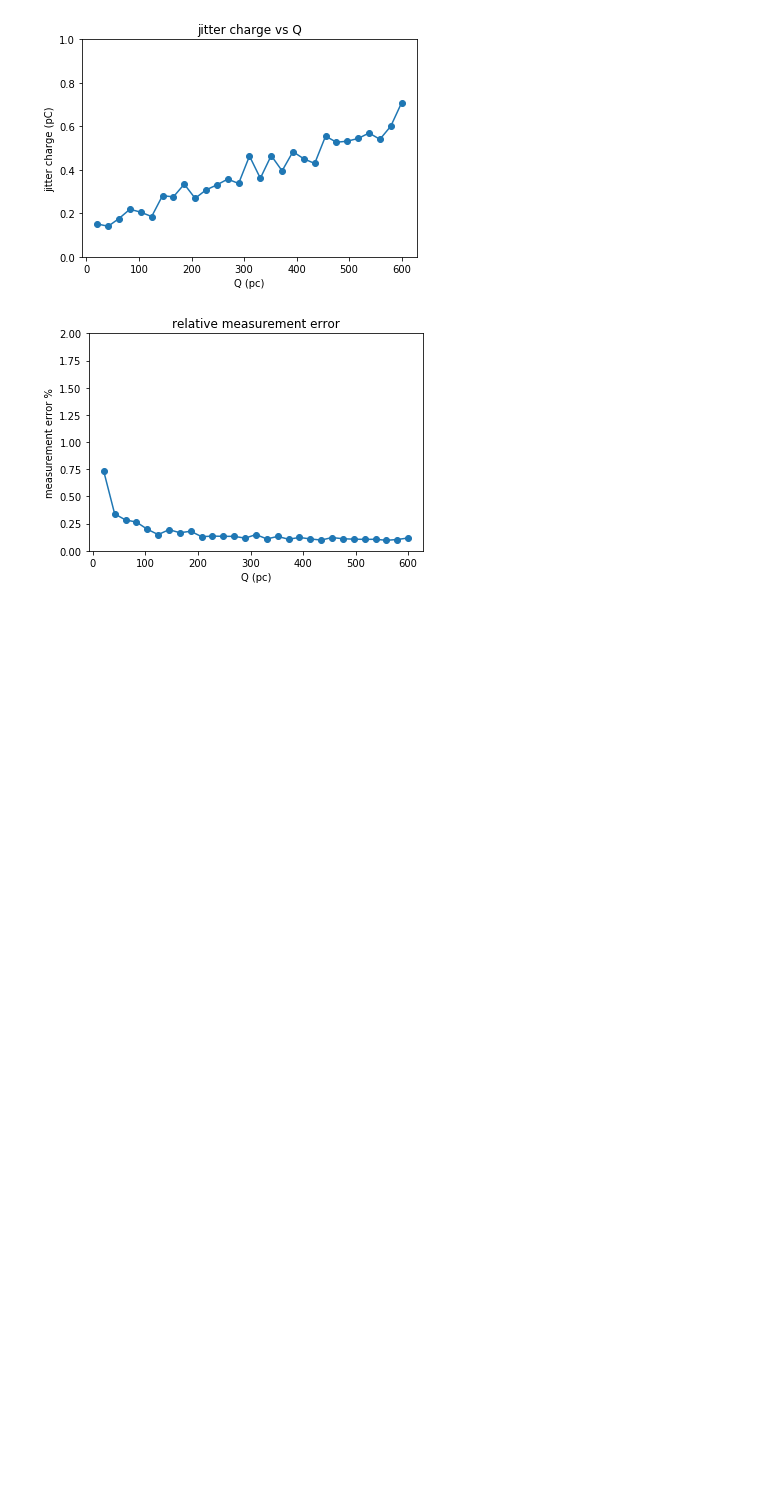
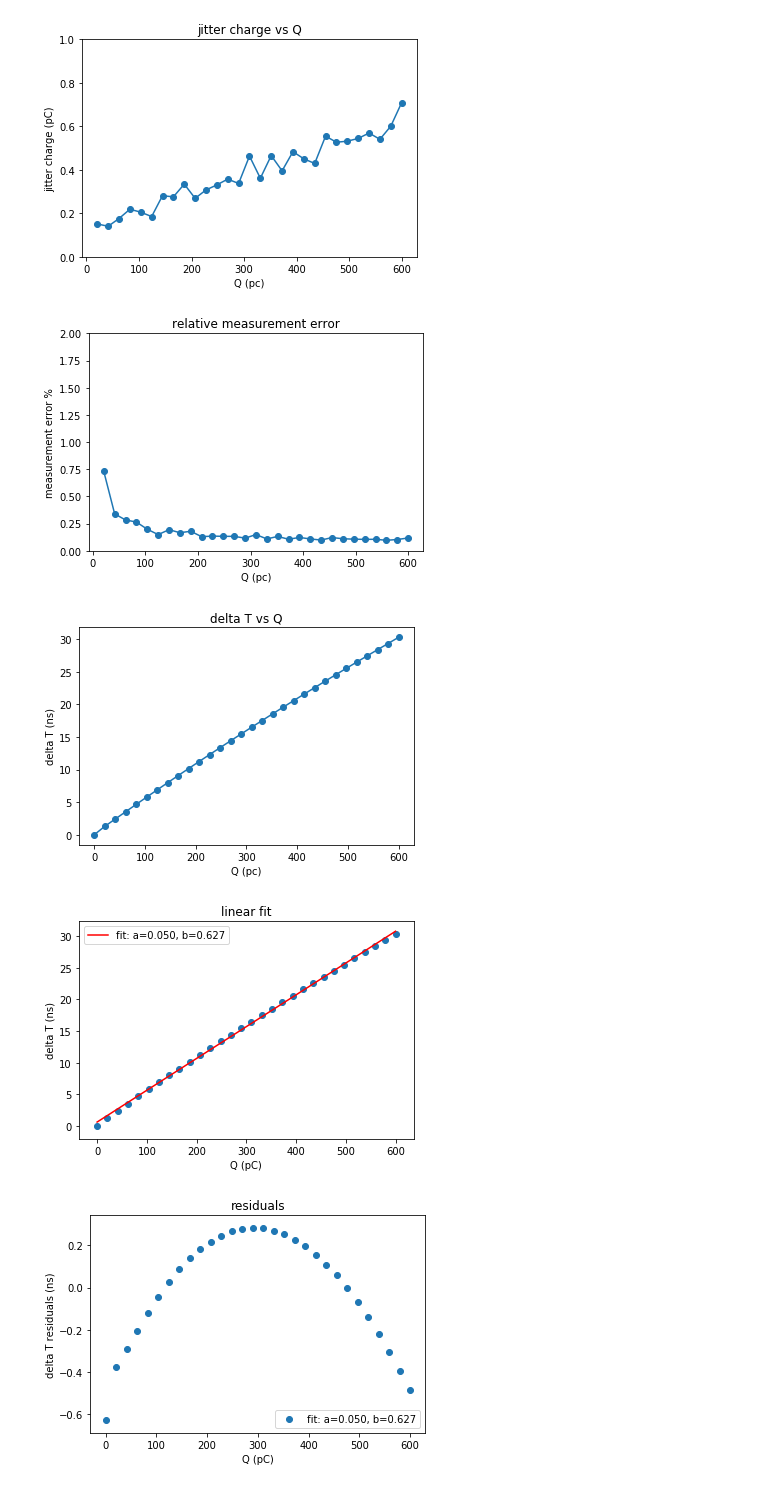
Before and after one commit to acidbourbon/lab_bench, a Jupyter notebook: workdir/jupyter/misc_mw/QFMv2_calculations/QFMv2_model_RC_hiRes.ipynb, the cells around one changed output. Saved outputs shown, nothing was run; the diff lists cells and outputs as text; code cells hidden in the pictures; blank space fills up the shorter version.

```diff
--- a/workdir/jupyter/misc_mw/QFMv2_calculations/QFMv2_model_RC_hiRes.ipynb
+++ b/workdir/jupyter/misc_mw/QFMv2_calculations/QFMv2_model_RC_hiRes.ipynb
@@ -218,3 +218,48 @@ plt.show()
 [figure]
 [figure]
 [figure]
+# %%
+plt.scatter(Q_list*1e12,TDiff_list*1e9)
+plt.plot(Q_list*1e12,TDiff_list*1e9)
+plt.xlabel("Q (pc)")
+plt.ylabel("delta T (ns)")
+plt.title("delta T vs Q")
+plt.show()
+
+
+def lfunc(x, a,b):
+    return a*x+b
+
+
+ydata = TDiff_list*1e9
+xdata = Q_list*1e12
+
+mask = ~np.isnan(xdata) & ~np.isnan(ydata)
+xdata = xdata[mask]
+ydata = ydata[mask]
+
+plot_x = np.arange(0,600,0.1)
+
+popt, pcov = curve_fit(lfunc, xdata, ydata, p0 = [0.01,1])
+
+plt.plot(plot_x, lfunc(plot_x, *popt), 'r-',
+  label='fit: a=%5.3f, b=%5.3f' % tuple(popt))
+plt.scatter(Q_list*1e12,TDiff_list*1e9)
+plt.ylabel("delta T (ns)")
+plt.xlabel("Q (pC)")
+plt.legend()
+plt.title("linear fit")
+plt.show()
+
+plt.scatter(Q_list*1e12, TDiff_list*1e9-lfunc(Q_list*1e12, *popt),
+  label='fit: a=%5.3f, b=%5.3f' % tuple(popt))
+#plt.scatter(Q_list*1e12,TDiff_list*1e9)
+plt.ylabel("delta T residuals (ns)")
+plt.xlabel("Q (pC)")
+plt.title("residuals")
+plt.legend()
+plt.show()
+# %% [output]
+[figure, added]
+[figure, added]
+[figure, added]
```
Also changed, not shown: 1 other file.
